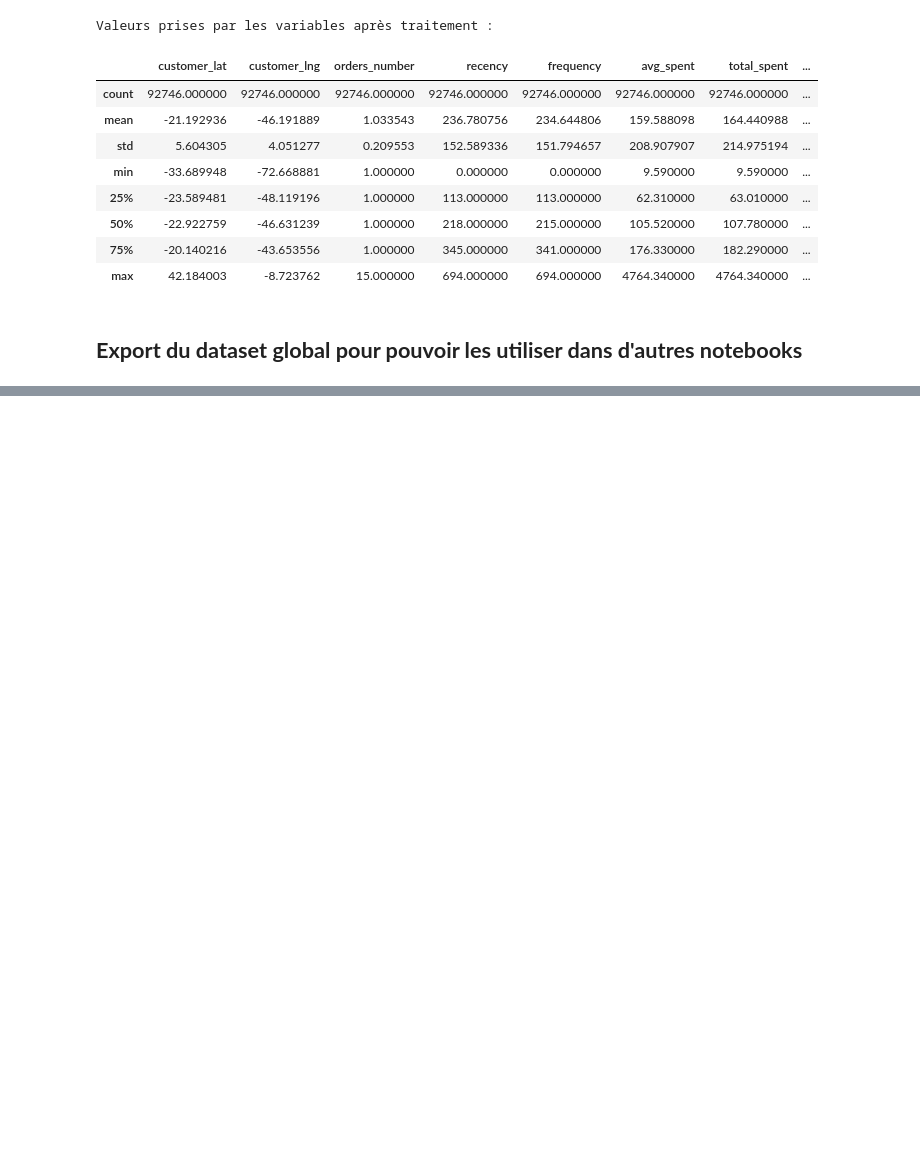
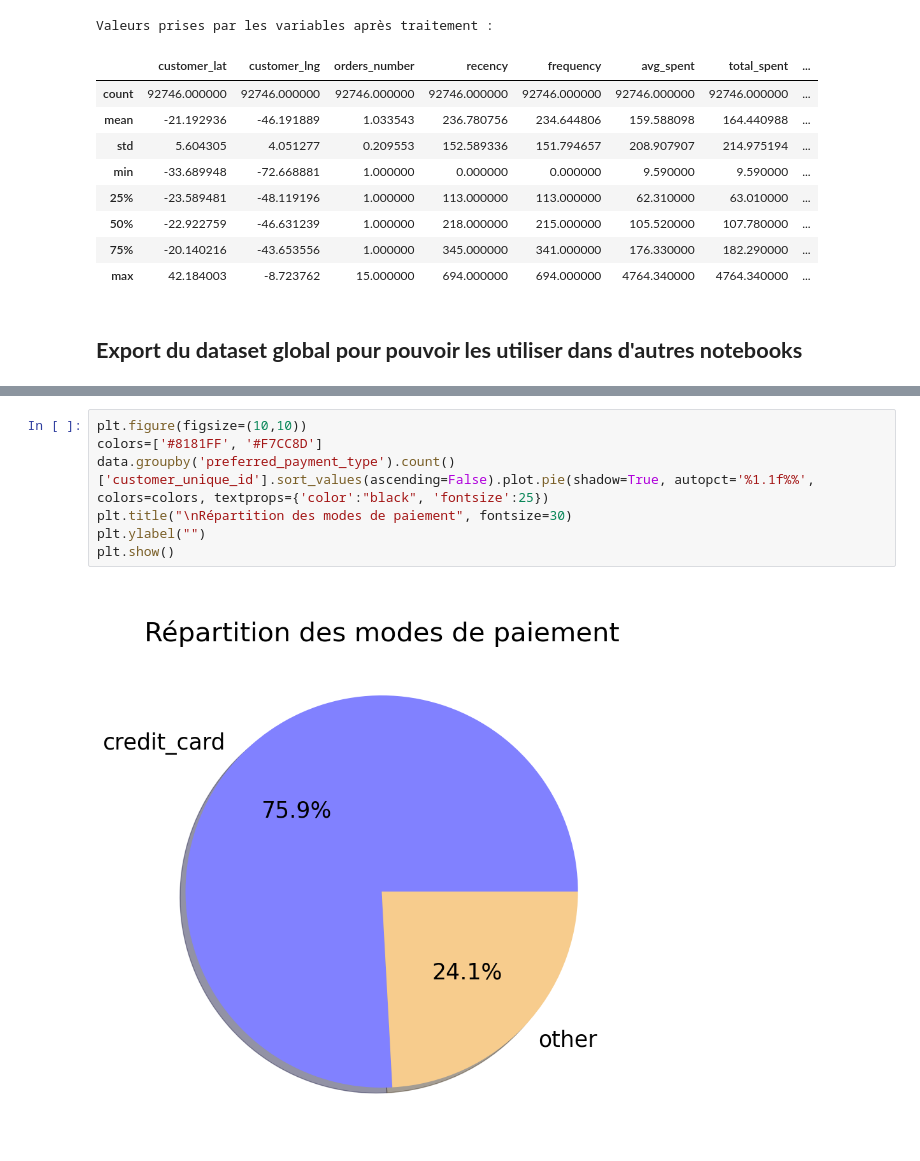
Before and after one commit to BiGHeaDMaX/Segmenter-les-clients-site-e-commerce, a Jupyter notebook: 01 - Analyse Exploratoire.ipynb, the cells around one changed output, grey strips where cells are left out. Cells and saved outputs as stored; diff of their text form; blank space fills up the shorter version.

```diff
--- a/01 - Analyse Exploratoire.ipynb
+++ b/01 - Analyse Exploratoire.ipynb
@@ -781,0 +879,9 @@ else:
+# %%
+plt.figure(figsize=(10,10))
+colors=['#8181FF', '#F7CC8D']
+data.groupby('preferred_payment_type').count()['customer_unique_id'].sort_values(ascending=False).plot.pie(shadow=True, autopct='%1.1f%%', colors=colors, textprops={'color':"black", 'fontsize':25})
+plt.title("\nRépartition des modes de paiement", fontsize=30)
+plt.ylabel("")
+plt.show()
+# %% [output]
+[figure, added]
```
Also changed, not shown: parts of 19 cells of this notebook.
